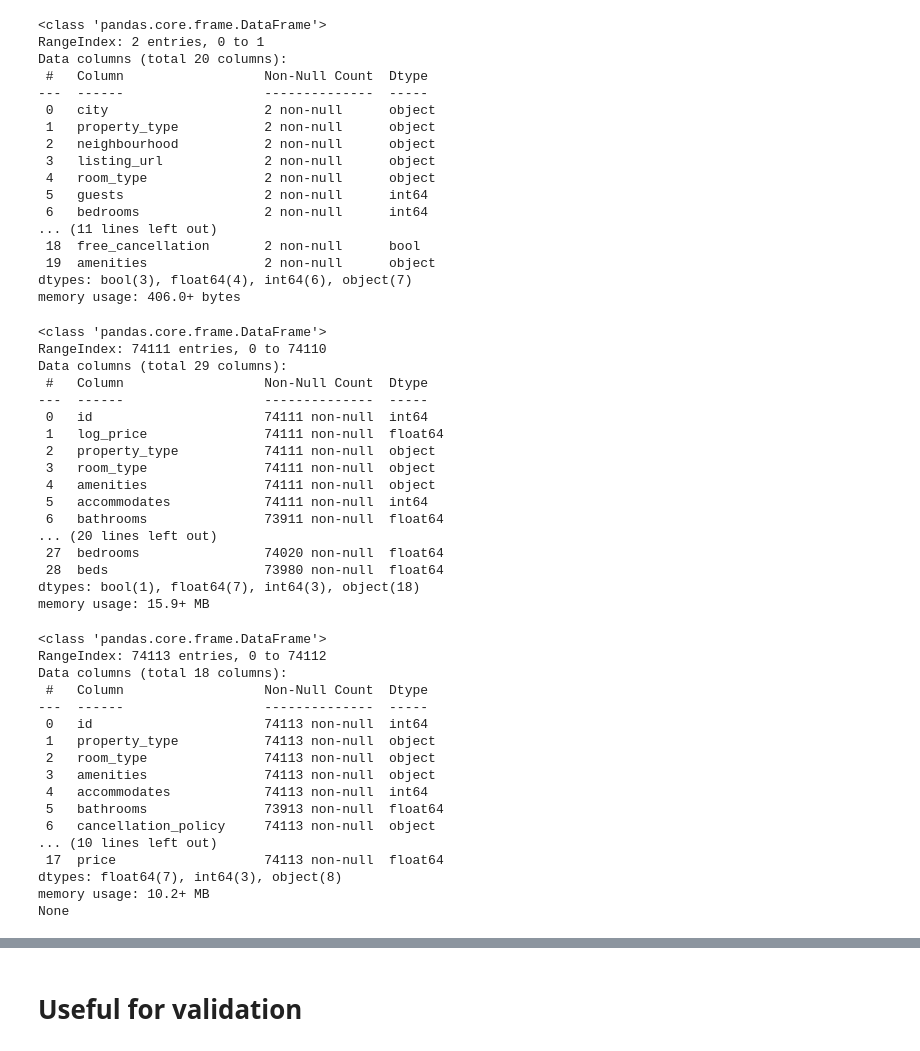
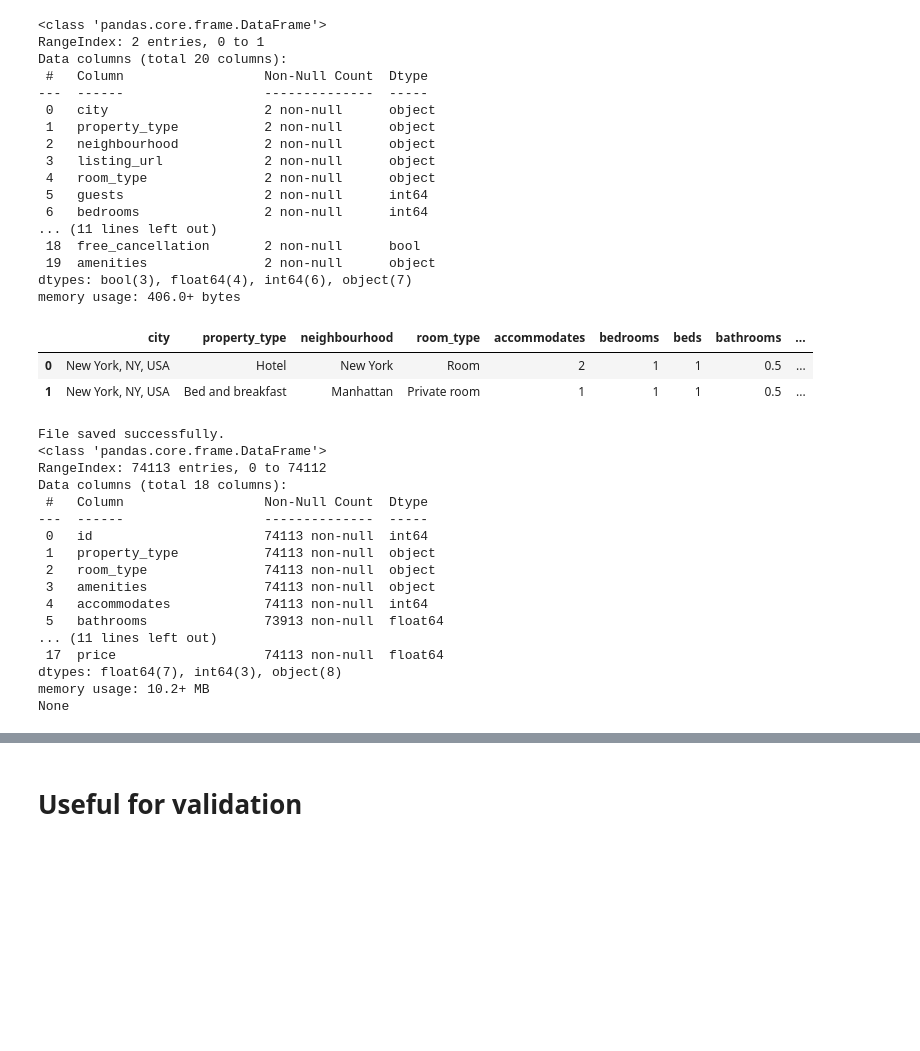
Before and after one commit to Elkhiat15/Airbnb-Rating-Classification, a Jupyter notebook: scraper/merge.ipynb, the cells around one changed output, grey strips where cells are left out. Drawn from its saved outputs; the diff is of its cells as text; code cells hidden in the pictures; blank space fills up the shorter version.

Commit message:
added the merge script

```diff
--- a/scraper/merge.ipynb
+++ b/scraper/merge.ipynb
@@ -1,8 +1,10 @@
 # %%
 import pandas as pd
+import numpy as np
 
-KAGGLE_DATASET_PATH = "Airbnb_Data.csv"
-SCRAPED_DATASET_PATH = "airbnb_listings_.csv"
+KAGGLE_DATASET_PATH = "../data/Airbnb_Data.csv"
+SCRAPED_DATASET_PATH = "../data/airbnb_listings_.csv"
+MRGED_DATASET_PATH = "../data/merged_airbnb_data.csv"
 # %%
 kaggle_df = pd.read_csv(KAGGLE_DATASET_PATH)
 kaggle_df.head()
@@ -41,24 +63,4 @@ Data columns (total 20 columns):
  19  amenities               2 non-null      object
 dtypes: bool(3), float64(4), int64(6), object(7)
 memory usage: 406.0+ bytes
-# %%
-kaggle_df.info()
-# %% [output]
-<class 'pandas.core.frame.DataFrame'>
-RangeIndex: 74111 entries, 0 to 74110
-Data columns (total 29 columns):
- #   Column                  Non-Null Count  Dtype
----  ------                  --------------  -----
- 0   id                      74111 non-null  int64
- 1   log_price               74111 non-null  float64
- 2   property_type           74111 non-null  object
- 3   room_type               74111 non-null  object
- 4   amenities               74111 non-null  object
- 5   accommodates            74111 non-null  int64
- 6   bathrooms               73911 non-null  float64
-... (20 lines left out)
- 27  bedrooms                74020 non-null  float64
- 28  beds                    73980 non-null  float64
-dtypes: bool(1), float64(7), int64(3), object(18)
-memory usage: 15.9+ MB
 # %%
@@ -83,6 +82,12 @@ scraped_df = scraped_df.rename(columns={
     'free_cancellation': 'cancellation_policy',
     'price_per_night': 'price'
 })
+# %%
+scraped_df.head()
+# %% [output]
+|  | city | property_type | neighbourhood | room_type | accommodates | bedrooms | beds | bathrooms | ... |
+| 0 | New York, NY, USA | Hotel | New York | Room | 2 | 1 | 1 | 0.5 | ... |
+| 1 | New York, NY, USA | Bed and breakfast | Manhattan | Private room | 1 | 1 | 1 | 0.5 | ... |
 # %%
 # Drop unnecessary columns
 kaggle_df = kaggle_df.drop(columns=[
@@ -105,8 +110,11 @@ columns_order = kaggle_df.columns.tolist()
 scraped_df = scraped_df[columns_order]
 # %%
 merged_df = pd.concat([kaggle_df, scraped_df], ignore_index=True)
+merged_df.to_csv(MRGED_DATASET_PATH, index=False)
+print("File saved successfully.")
 print(merged_df.info())
 # %% [output]
+File saved successfully.
 <class 'pandas.core.frame.DataFrame'>
 RangeIndex: 74113 entries, 0 to 74112
 Data columns (total 18 columns):
@@ -118,8 +126,7 @@ Data columns (total 18 columns):
  3   amenities               74113 non-null  object
  4   accommodates            74113 non-null  int64
  5   bathrooms               73913 non-null  float64
- 6   cancellation_policy     74113 non-null  object
-... (10 lines left out)
+... (11 lines left out)
  17  price                   74113 non-null  float64
 dtypes: float64(7), int64(3), object(8)
 memory usage: 10.2+ MB
```
Also changed, not shown: parts of 3 cells of this notebook, 1 other file.
